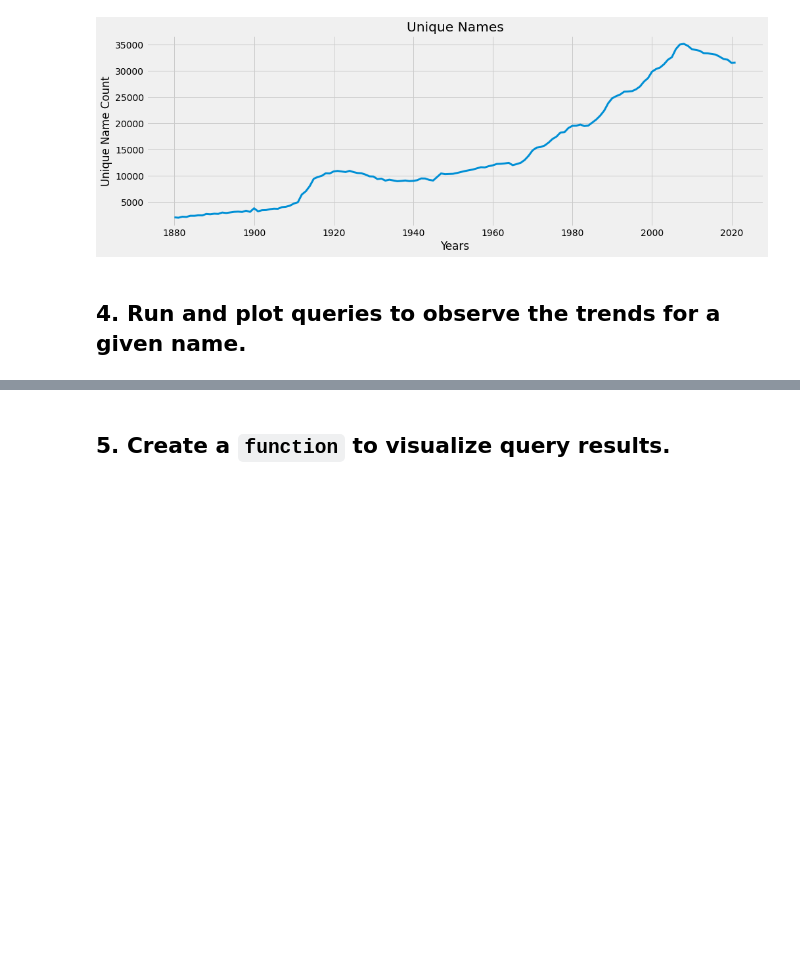
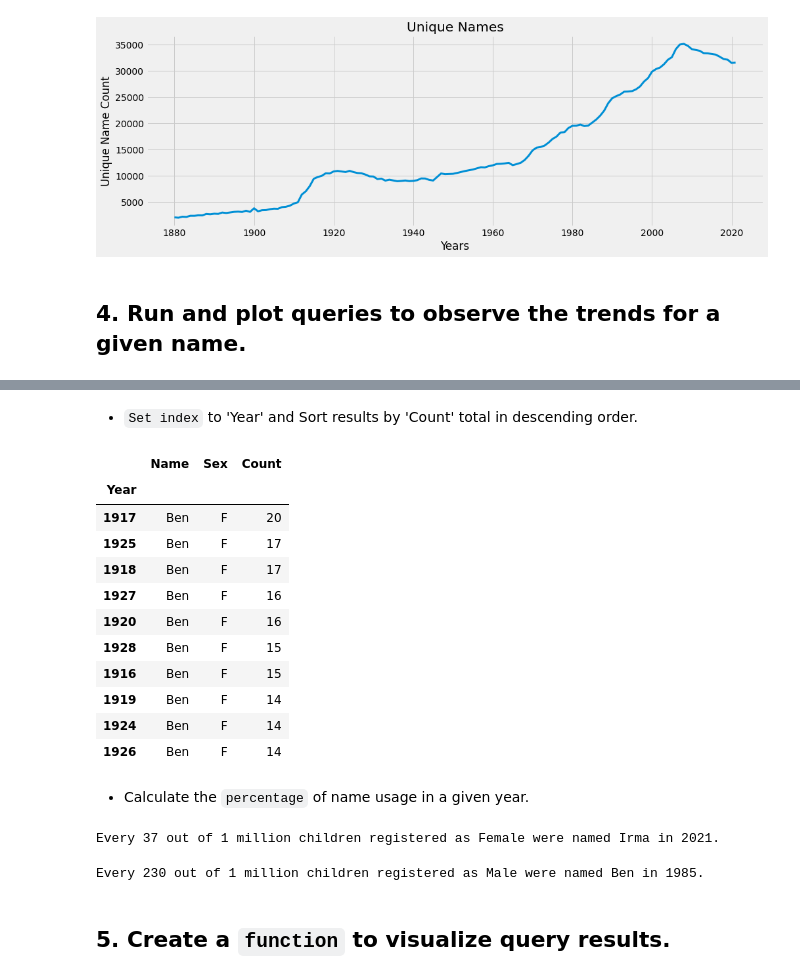
Before and after one commit to benkaan001/pandas_and_beyond, a Jupyter notebook: analyze_data/02_registered_names.ipynb, the cells around one changed output, grey strips where cells are left out. Drawn from its saved outputs; the diff is of its cells as text; code cells hidden in the pictures; blank space fills up the shorter version.

Commit message:
add name popularity queries

```diff
--- a/analyze_data/02_registered_names.ipynb
+++ b/analyze_data/02_registered_names.ipynb
@@ -143,2 +152,63 @@ plt.show()
+# %% [markdown]
+- `Set index` to 'Year' and Sort results by 'Count' total in descending order.
+# %%
+df.query(' Name == "Ben" and Sex == "F" ')\
+    .set_index('Year') \
+    .sort_values('Count', ascending=False) \
+    .head(10)
+# %% [output]
+|  | Name | Sex | Count |
+| Year |  |  |  |
+| 1917 | Ben | F | 20 |
+| 1925 | Ben | F | 17 |
+| 1918 | Ben | F | 17 |
+| 1927 | Ben | F | 16 |
+| 1920 | Ben | F | 16 |
+| 1928 | Ben | F | 15 |
+| 1916 | Ben | F | 15 |
+| 1919 | Ben | F | 14 |
+| 1924 | Ben | F | 14 |
+| 1926 | Ben | F | 14 |
+# %% [markdown]
+- Calculate the `percentage` of name usage in a given year.
+# %%
+name = 'Irma'
+sex = 'F'
+year = 2021
+
+# total count in a given year
+total_count = df.query(' Year == @year and Sex == @sex ')['Count'].sum()
+
+# name count in a given year
+name_count = df.query(' Name == @name and Year == @year ')['Count'].sum()
+
+# round up to find the count in million
+ratio = round( name_count/total_count * 1_000_000 )
+
+sex = "Female" if sex == 'F' else "Male"
+
+print(f"Every {ratio} out of 1 million children registered as {sex} were named {name} in {year}. ")
+# %% [output]
+Every 37 out of 1 million children registered as Female were named Irma in 2021.
+# %%
+# wrap the above logic in a function
+def find_name_popularity_ratio(name, sex, year):
+
+    # total count in a given year
+    total_count = df.query(' Year == @year and Sex == @sex ')['Count'].sum()
+
+    # name count in a given year
+    name_count = df.query(' Name == @name and Year == @year ')['Count'].sum()
+
+    # round up to find the count in million
+    ratio = round( name_count/total_count * 1_000_000 )
+
+    sex = "Female" if sex == 'F' else "Male"
+
+    return print(f"Every {ratio} out of 1 million children registered as {sex} were named {name} in {year}. ")
+
+find_name_popularity_ratio('Ben', 'M', 1985)
+# %% [output]
+Every 230 out of 1 million children registered as Male were named Ben in 1985.
 # %% [markdown]
 ## 5. Create a `function` to visualize query results.
```
Also changed, not shown: parts of 1 cell of this notebook.
